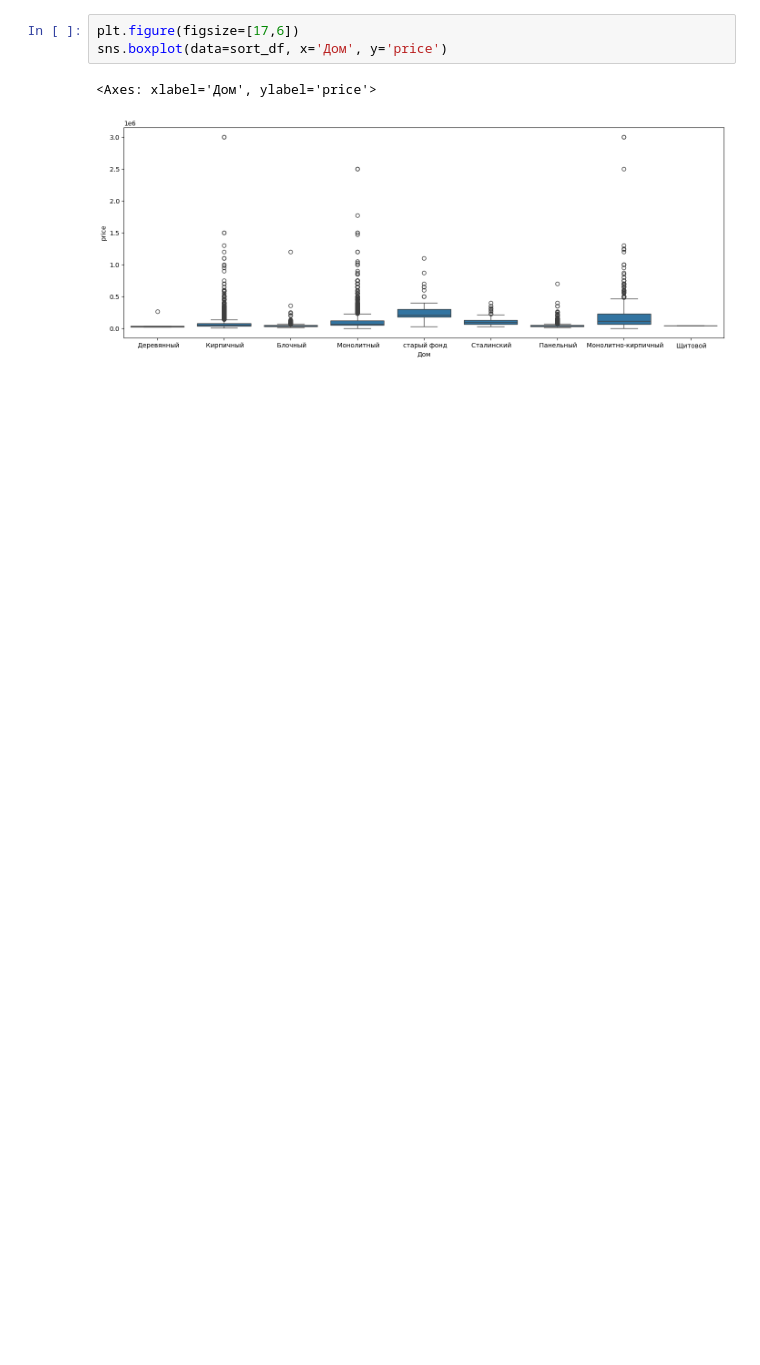
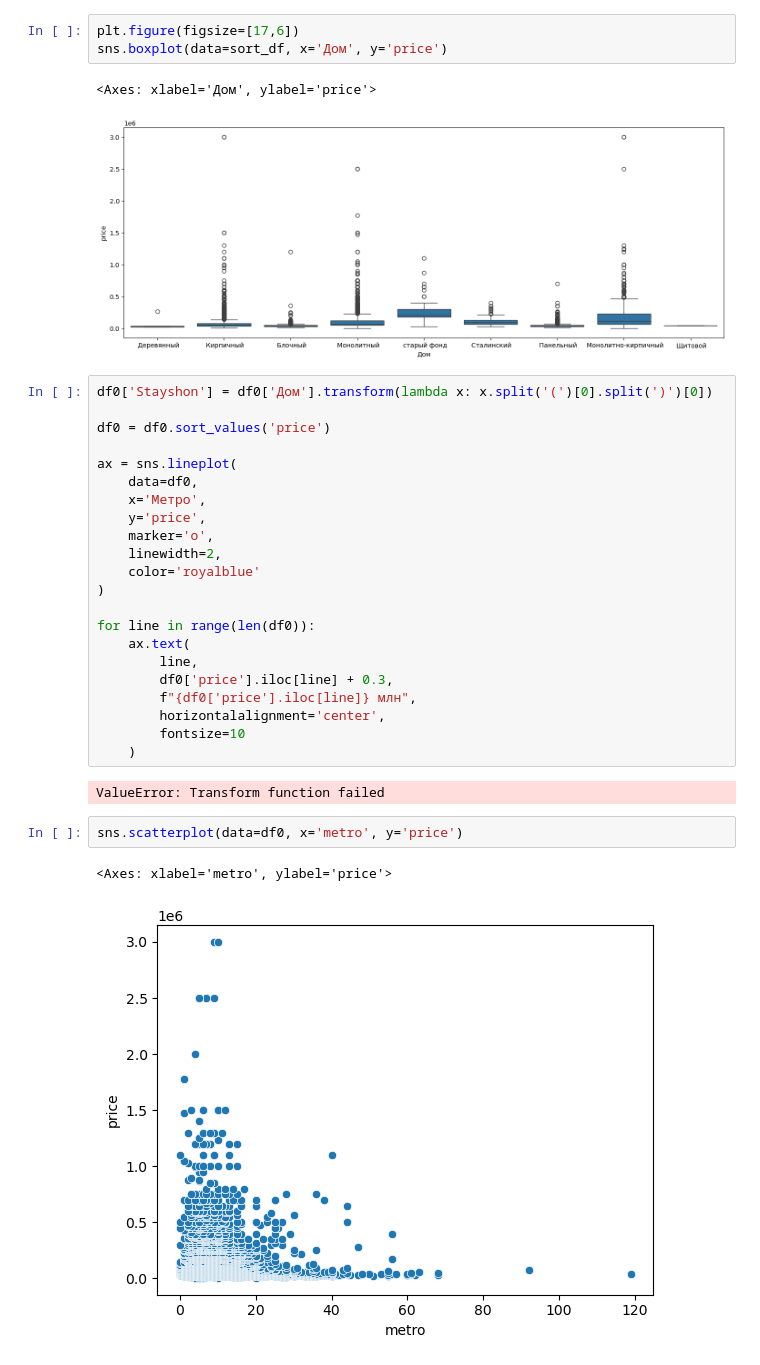
Before and after one commit to polina-kol/real_estate, a Jupyter notebook: notebooks/EDA.ipynb, the cells around one changed output. Saved outputs shown, nothing was run; the diff lists cells and outputs as text; blank space fills up the shorter version.

```diff
--- a/notebooks/EDA.ipynb
+++ b/notebooks/EDA.ipynb
@@ -163,3 +171,32 @@ sns.boxplot(data=sort_df, x='Дом', y='price')
 # %% [output]
 <Axes: xlabel='Дом', ylabel='price'>
 [figure]
+# %%
+df0['Stayshon'] = df0['Дом'].transform(lambda x: x.split('(')[0].split(')')[0])
+
+df0 = df0.sort_values('price')
+
+ax = sns.lineplot(
+    data=df0,
+    x='Метро',
+    y='price',
+    marker='o',
+    linewidth=2,
+    color='royalblue'
+)
+
+for line in range(len(df0)):
+    ax.text(
+        line,
+        df0['price'].iloc[line] + 0.3,
+        f"{df0['price'].iloc[line]} млн",
+        horizontalalignment='center',
+        fontsize=10
+    )
+# %% [output]
+ValueError: Transform function failed
+# %%
+sns.scatterplot(data=df0, x='metro', y='price')
+# %% [output]
+<Axes: xlabel='metro', ylabel='price'>
+[figure, added]
```
Also changed, not shown: parts of 15 cells of this notebook, 2 other files.
